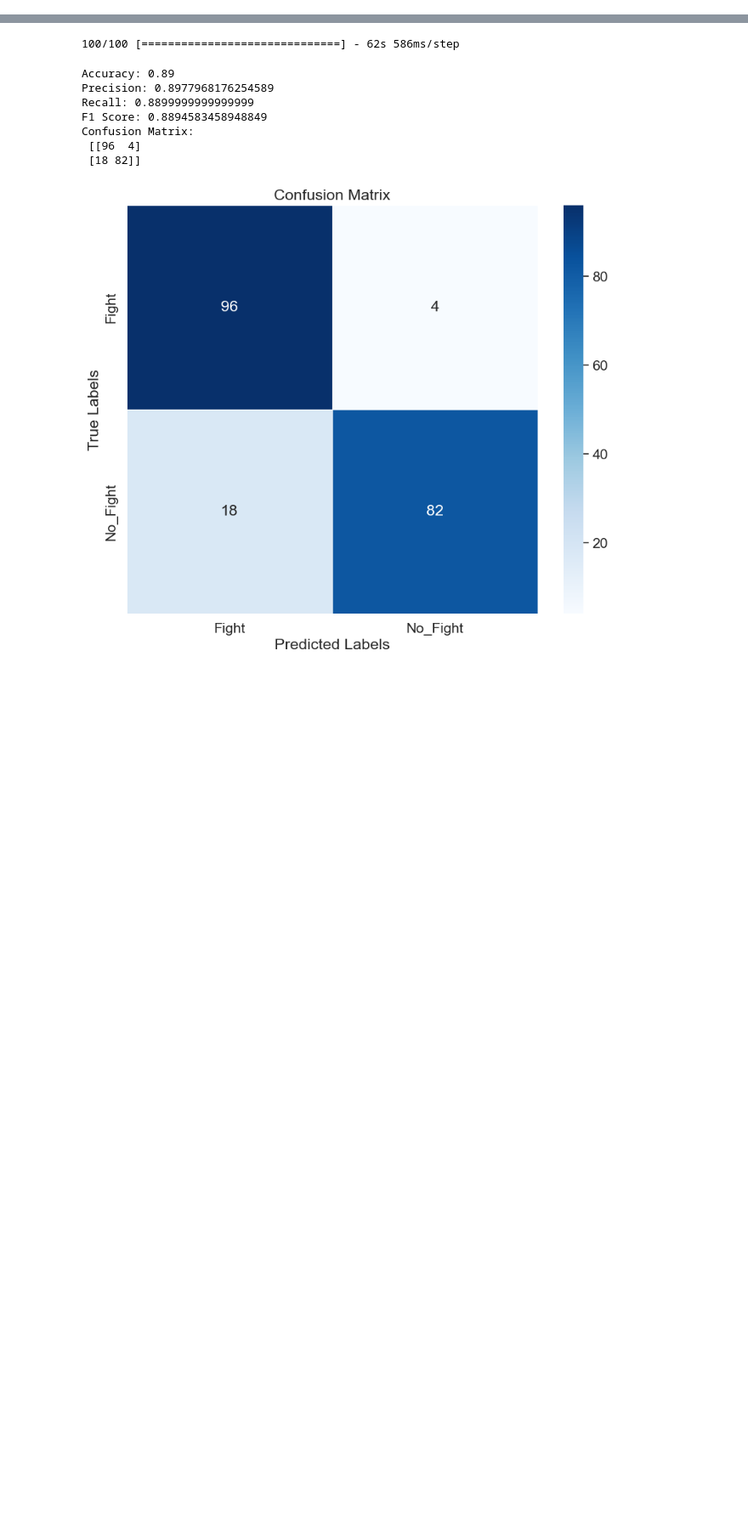
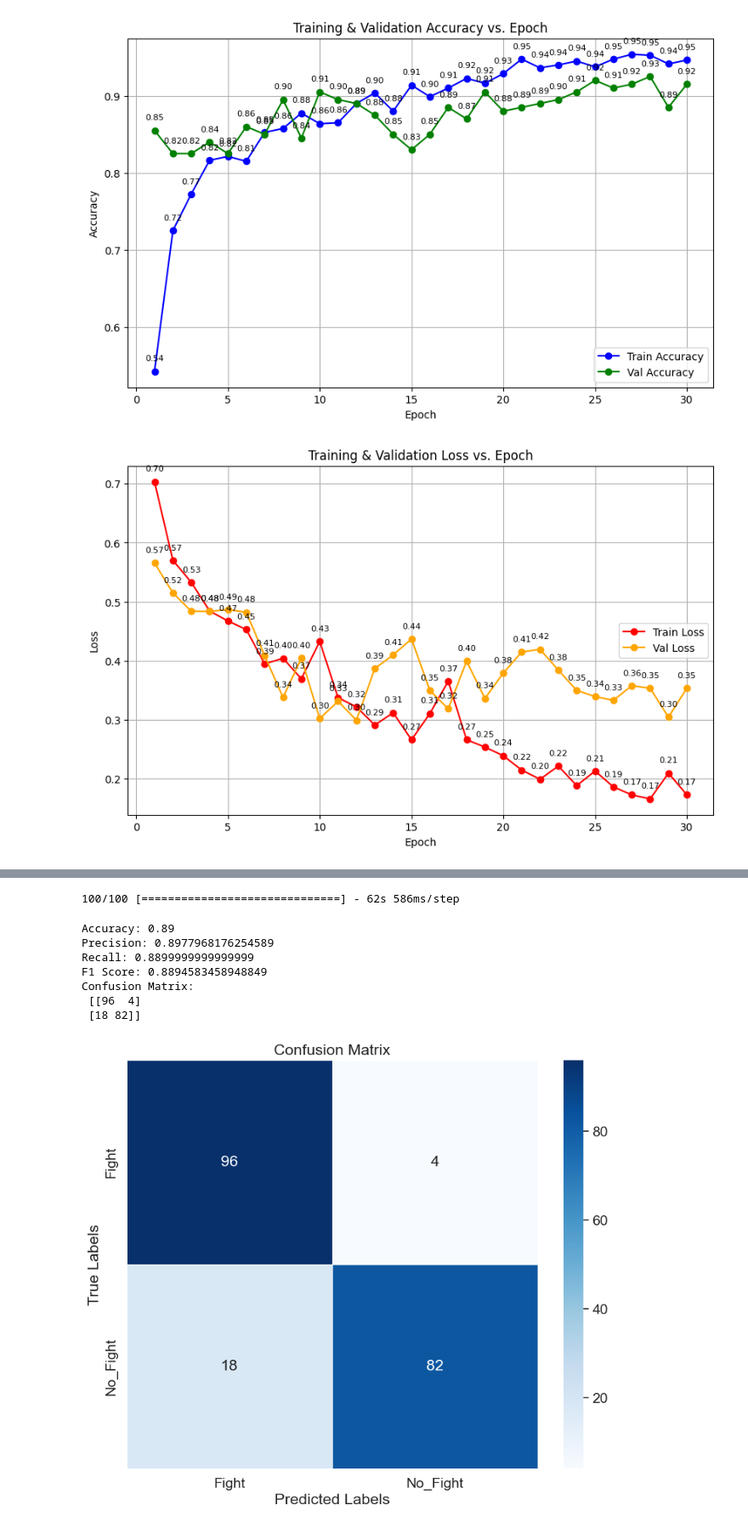
Before and after one commit to 004Ajay/Main-Project, a Jupyter notebook: evaluation.ipynb, the cells around one changed output, grey strips where cells are left out. Shown at 85% size. Cells and saved outputs as stored; diff of their text form; code cells hidden in the pictures; blank space fills up the shorter version.

```diff
--- a/evaluation.ipynb
+++ b/evaluation.ipynb
@@ -14,6 +14,45 @@ from sklearn.metrics import accuracy_score, precision_score, recall_score, f1_sc
 # K.clear_session() # to free up memory, if tf didn't done it automatically
 # %%
 # Path to store results of this test, test dataset, and trained keras model
+csv_path = r"C:\Users\ajayt\Downloads\res.csv"
 res_path = r"C:\Users\ajayt\Project\Results\test"
 test_dir = r"C:\Users\ajayt\Project\HockeyFight\val"
 model_path = r"C:\Users\ajayt\Project\Results\train\Best_Model.keras"
+# %%
+data = pd.read_csv(csv_path)
+
+# Function to annotate each point with its value
+def annotate_graph(x, y, ax):
+    for i, txt in enumerate(y):
+        ax.annotate(f'{txt:.2f}', (x[i], y[i]), textcoords="offset points", xytext=(0,10), ha='center', fontsize=8)
+
+# Figure for Accuracy with data point values
+plt.figure(figsize=(10, 6))
+ax1 = plt.gca() # Get current axis
+plt.plot(data['Epoch'], data['Training Accuracy'], label='Train Accuracy', color='blue', marker='o')
+plt.plot(data['Epoch'], data['Validation Accuracy'], label='Val Accuracy', color='green', marker='o')
+annotate_graph(data['Epoch'], data['Training Accuracy'], ax1)
+annotate_graph(data['Epoch'], data['Validation Accuracy'], ax1)
+plt.xlabel('Epoch')
+plt.ylabel('Accuracy')
+plt.title('Training & Validation Accuracy vs. Epoch')
+plt.legend(loc='lower right')
+plt.grid(True)
+plt.show()
+
+# Figure for Loss with data point values
+plt.figure(figsize=(10, 6))
+ax2 = plt.gca()
+plt.plot(data['Epoch'], data['Training Loss'], label='Train Loss', color='red', marker='o')
+plt.plot(data['Epoch'], data['Validation Loss'], label='Val Loss', color='orange', marker='o')
+annotate_graph(data['Epoch'], data['Training Loss'], ax2)
+annotate_graph(data['Epoch'], data['Validation Loss'], ax2)
+plt.xlabel('Epoch')
+plt.ylabel('Loss')
+plt.title('Training & Validation Loss vs. Epoch')
+plt.legend(loc='center right')
+plt.grid(True)
+plt.show()
+# %% [output]
+[figure, added]
+[figure, added]
```
Also changed, not shown: parts of 1 cell of this notebook, 5 other files.
